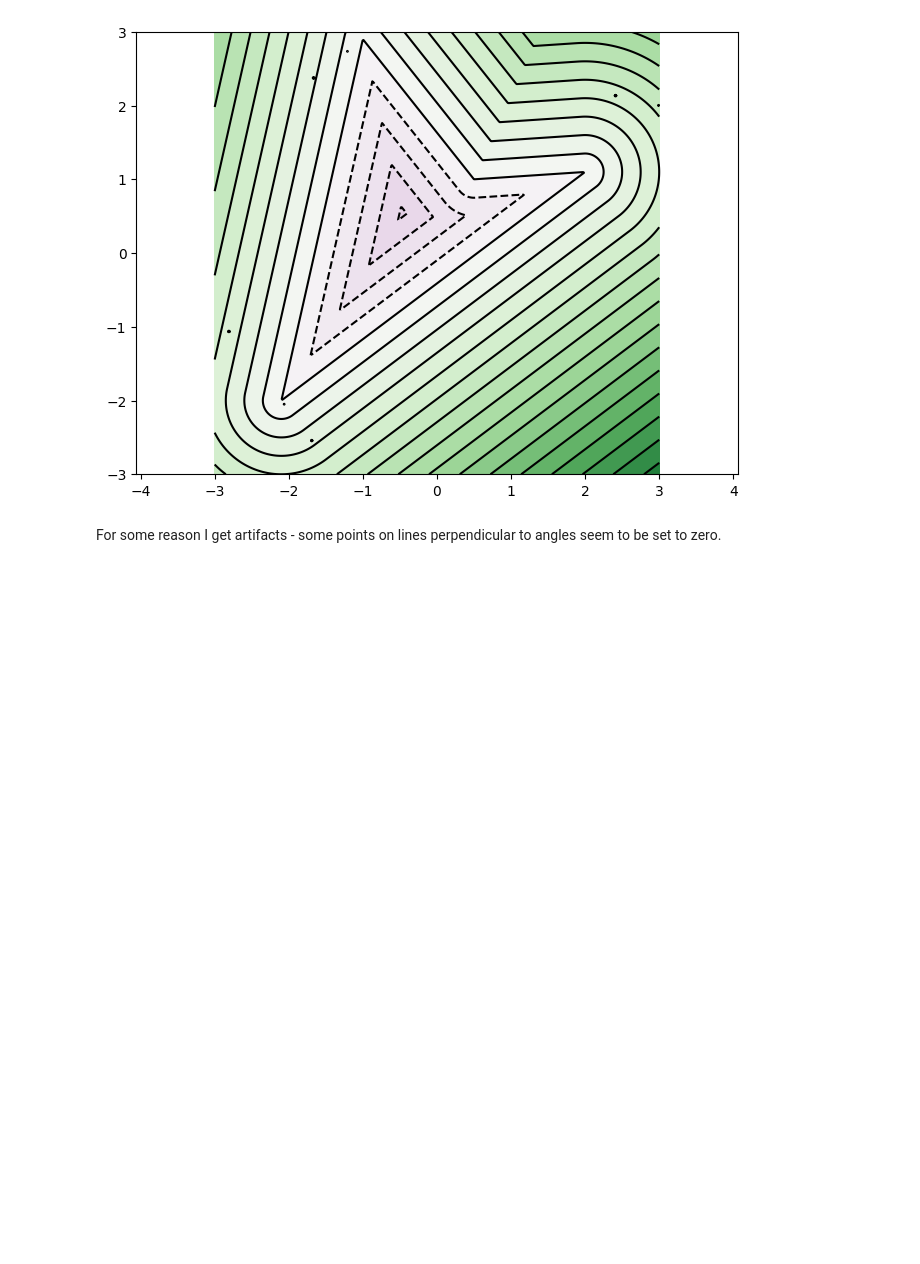
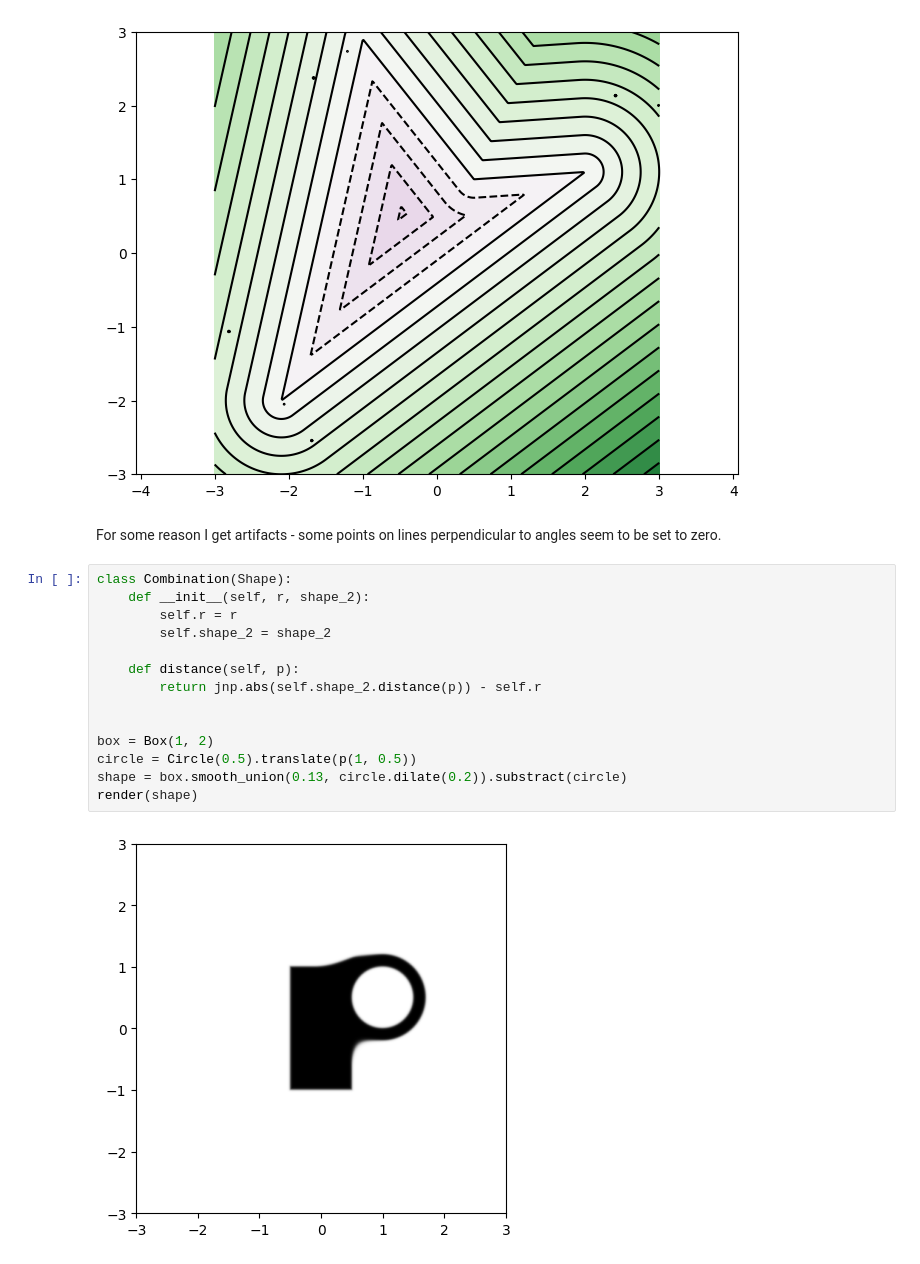
Before and after one commit to implicitsurfaces/polymorph, a Jupyter notebook: notebooks/s2df playground.ipynb, the cells around one changed output. Cells and saved outputs as stored; diff of their text form; blank space fills up the shorter version.

```diff
--- a/notebooks/s2df playground.ipynb
+++ b/notebooks/s2df playground.ipynb
@@ -62,3 +62,19 @@ render_distance(polygon([p(2, 1.1), p(-2.1, -2), p(-1, 2.9), p(0.5, 1)]), [-3, 3
 [figure]
 # %% [markdown]
 For some reason I get artifacts - some points on lines perpendicular to angles seem to be set to zero.
+# %%
+class Combination(Shape):
+    def __init__(self, r, shape_2):
+        self.r = r
+        self.shape_2 = shape_2
+
+    def distance(self, p):
+        return jnp.abs(self.shape_2.distance(p)) - self.r
+
+
+box = Box(1, 2)
+circle = Circle(0.5).translate(p(1, 0.5))
+shape = box.smooth_union(0.13, circle.dilate(0.2)).substract(circle)
+render(shape)
+# %% [output]
+[figure, added]
```
Also changed, not shown: 2 other files.
